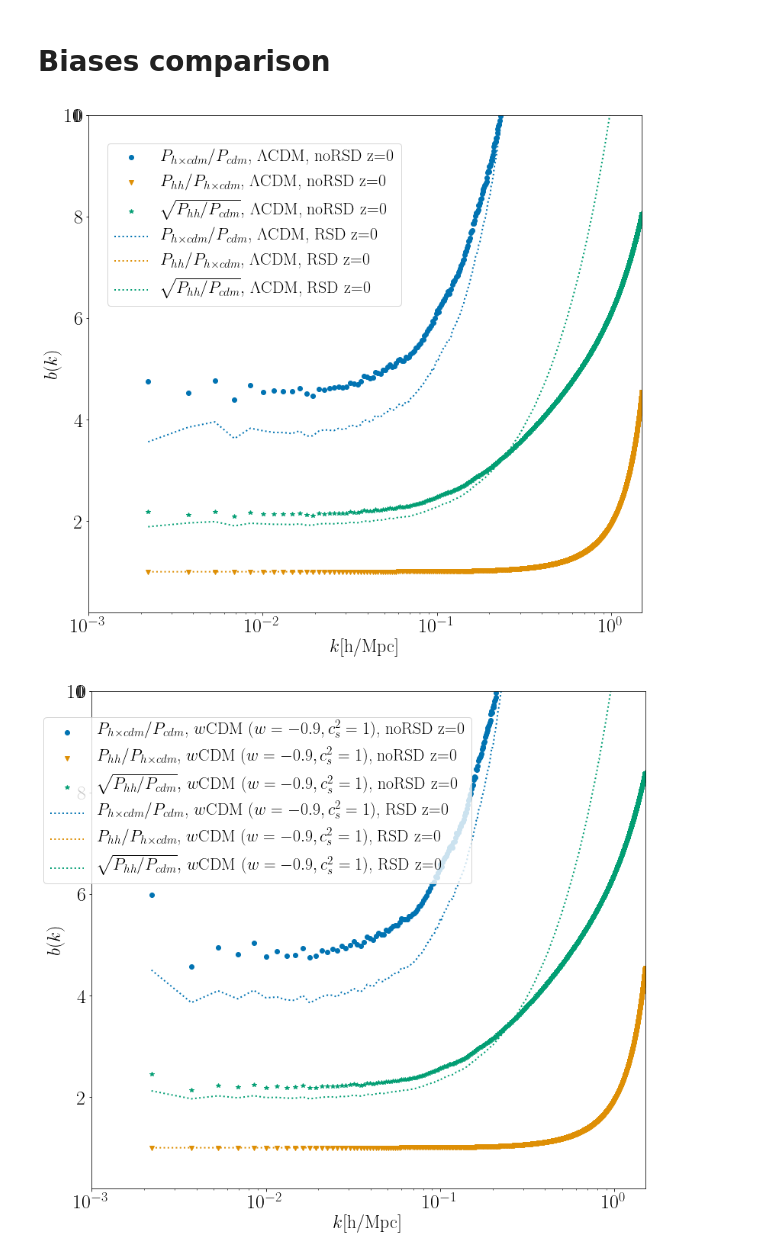
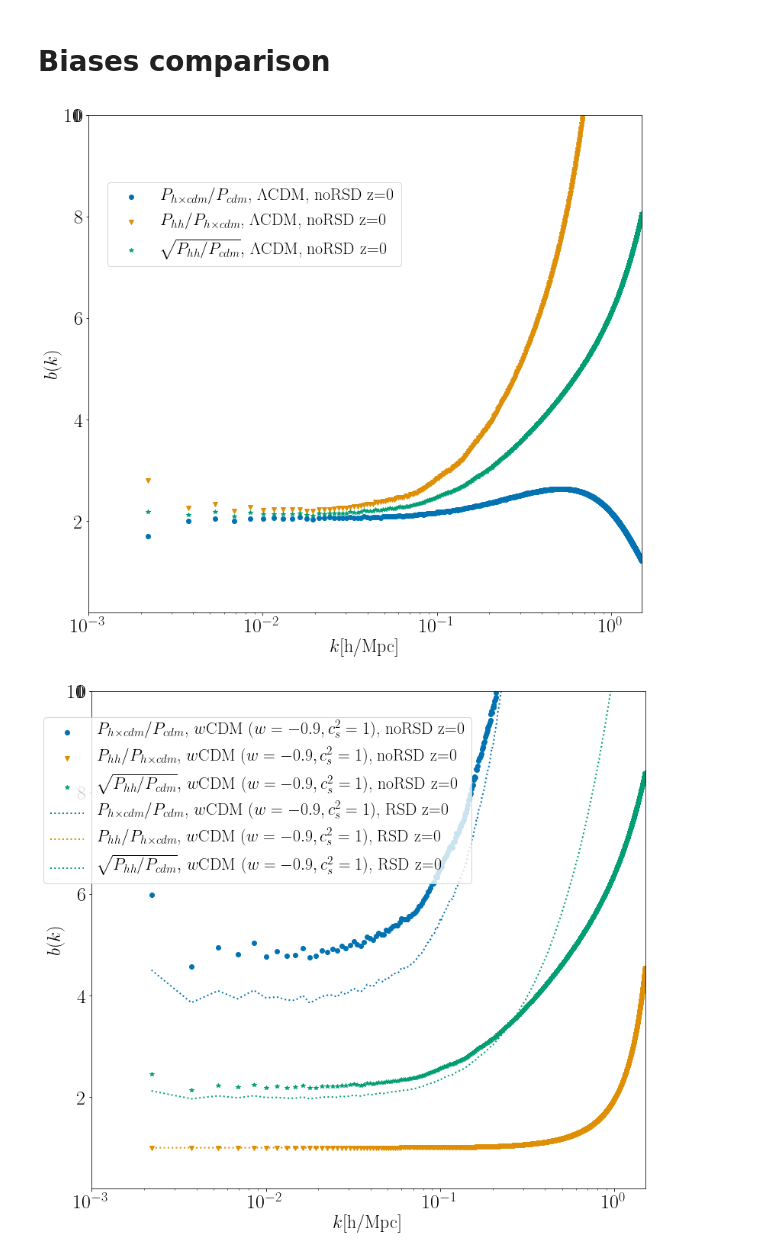
Before and after one commit to FarbodHassani/Doppler_RSD_N-body, a Jupyter notebook: Analysis-notebooks/Halo_bias.ipynb, the cells around one changed output. Saved outputs shown, nothing was run; the diff lists cells and outputs as text; code cells hidden in the pictures.

```diff
--- a/Analysis-notebooks/Halo_bias.ipynb
+++ b/Analysis-notebooks/Halo_bias.ipynb
@@ -297,57 +297,57 @@ for num1 in [0]: # file 1
             kind1 = "cdm"
             kind2 = "cross"
             [k1,pkref]=data[kind1][RSD][file[num1]]['pow'][z[j]][[0,1],:]
-            [k2,pk2]=data[kind2][RSD][file[num1]]['pow'][z[j]][[0,1],:]
+            [k2,pk2]=data[kind2][RSD][file[num1]]['pow'][z[j]][[0,7],:]
             axs[1].plot(k1,pk2/pkref,"o",color =Colors[l], lw=2,label=r"$P_{h \times cdm}/P_{cdm}$, "+ decrip[num1]+" "+RSD+" "+z[j])
 
             kind1 = "halo"
             kind2 = "cross"
             [k1,pk_h]=data["halo"][RSD][file[num1]]['pow'][z[j]][[0,1],:]
-            [k2,pk2]=data["cross"][RSD][file[num1]]['pow'][z[j]][[0,1],:]
+            [k2,pk2]=data["cross"][RSD][file[num1]]['pow'][z[j]][[0,7],:]
             axs[1].plot(k1,pk_h/pk2,"v",color =Colors[l+1], lw=2,label=r"$P_{hh}/P_{h \times cdm}$, "+ decrip[num1]+" "+RSD+" "+z[j])
 
             kind1 = "cdm"
             kind2 = "halo"
             [k1,pkref]=data[kind1][RSD][file[num1]]['pow'][z[j]][[0,1],:]
             [k2,pk2]=data[kind2][RSD][file[num1]]['pow'][z[j]][[0,1],:]
             axs[1].plot(k1,np.sqrt(pk2/pkref),"*",color =Colors[l+2], lw=2,label=r"$\sqrt{P_{hh}/P_{cdm}},$ "+ decrip[num1]+" "+RSD+" "+z[j])
             l=l+1;
-l=0
-RSD ='RSD'
-for num1 in [0]: # file 1
-    for j in [0]: # Redshifts
-            kind1 = "cdm"
-            kind2 = "cross"
-            [k1,pkref]=data[kind1][RSD][file[num1]]['pow'][z[j]][[0,1],:]
-            [k2,pk2]=data[kind2][RSD][file[num1]]['pow'][z[j]][[0,1],:]
-            axs[1].plot(k1,pk2/pkref,":",color =Colors[l], lw=2,label=r"$P_{h \times cdm}/P_{cdm}$, "+ decrip[num1]+" "+RSD+" "+z[j])
+# l=0
+# RSD ='RSD'
+# for num1 in [0]: # file 1
+#     for j in [0]: # Redshifts
+#             kind1 = "cdm"
+#             kind2 = "cross"
+#             [k1,pkref]=data[kind1][RSD][file[num1]]['pow'][z[j]][[0,1],:]
+#             [k2,pk2]=data[kind2][RSD][file[num1]]['pow'][z[j]][[0,1],:]
+#             axs[1].plot(k1,pk2/pkref,":",color =Colors[l], lw=2,label=r"$P_{h \times cdm}/P_{cdm}$, "+ decrip[num1]+" "+RSD+" "+z[j])
 
-            kind1 = "halo"
-            kind2 = "cross"
-            [k1,pk_h]=data["halo"][RSD][file[num1]]['pow'][z[j]][[0,1],:]
-            [k2,pk2]=data["cross"][RSD][file[num1]]['pow'][z[j]][[0,1],:]
-            axs[1].plot(k1,pk_h/pk2,":",color =Colors[l+1], lw=2,label=r"$P_{hh}/P_{h \times cdm}$, "+ decrip[num1]+" "+RSD+" "+z[j])
+#             kind1 = "halo"
+#             kind2 = "cross"
+#             [k1,pk_h]=data["halo"][RSD][file[num1]]['pow'][z[j]][[0,1],:]
+#             [k2,pk2]=data["cross"][RSD][file[num1]]['pow'][z[j]][[0,1],:]
+#             axs[1].plot(k1,pk_h/pk2,":",color =Colors[l+1], lw=2,label=r"$P_{hh}/P_{h \times cdm}$, "+ decrip[num1]+" "+RSD+" "+z[j])
 
-            kind1 = "cdm"
-            kind2 = "halo"
-            [k1,pkref]=data[kind1][RSD][file[num1]]['pow'][z[j]][[0,1],:]
-            [k2,pk2]=data[kind2][RSD][file[num1]]['pow'][z[j]][[0,1],:]
-            axs[1].plot(k1,np.sqrt(pk2/pkref),":",color =Colors[l+2], lw=2,label=r"$\sqrt{P_{hh}/P_{cdm}},$ "+ decrip[num1]+" "+RSD+" "+z[j])
-            l=l+1;
+#             kind1 = "cdm"
+#             kind2 = "halo"
+#             [k1,pkref]=data[kind1][RSD][file[num1]]['pow'][z[j]][[0,1],:]
+#             [k2,pk2]=data[kind2][RSD][file[num1]]['pow'][z[j]][[0,1],:]
+#             axs[1].plot(k1,np.sqrt(pk2/pkref),":",color =Colors[l+2], lw=2,label=r"$\sqrt{P_{hh}/P_{cdm}},$ "+ decrip[num1]+" "+RSD+" "+z[j])
+#             l=l+1;
 # axs[1].set_title(RSD, fontsize=22)
 axs[1].set_ylabel(r'$b (k)$',fontsize=24)
 axs[1].set_xlabel('$k$[h/Mpc]',fontsize=24)
 axs[1].set_xscale('log')
 # plt.yscale('log')
 axs[1].set_ylim(0.2,10)
 axs[1].set_xlim(1.e-3,1.5)
 # axs[1].set_yticks([-0.1,-0.05,0,0.05,0.1,0.2,0.3])
 axs[1].legend(fontsize=22,bbox_to_anchor=[0.3, 0.78], loc='center')
 X=np.arange(0.001,20,1)
 # axs[1].fill_between(X, -1/100.,1/100.,color='k',alpha=.2)
 # axs[1].fill_between(X, -2/100.,2/100.,color='k',alpha=.1)
 # %% [output]
-[figure, old version]
+[figure, new version]
 # %%
 plt.rc('text', usetex=True)
 font = {'family' : 'normal',
```
Also changed, not shown: 1 other file.
